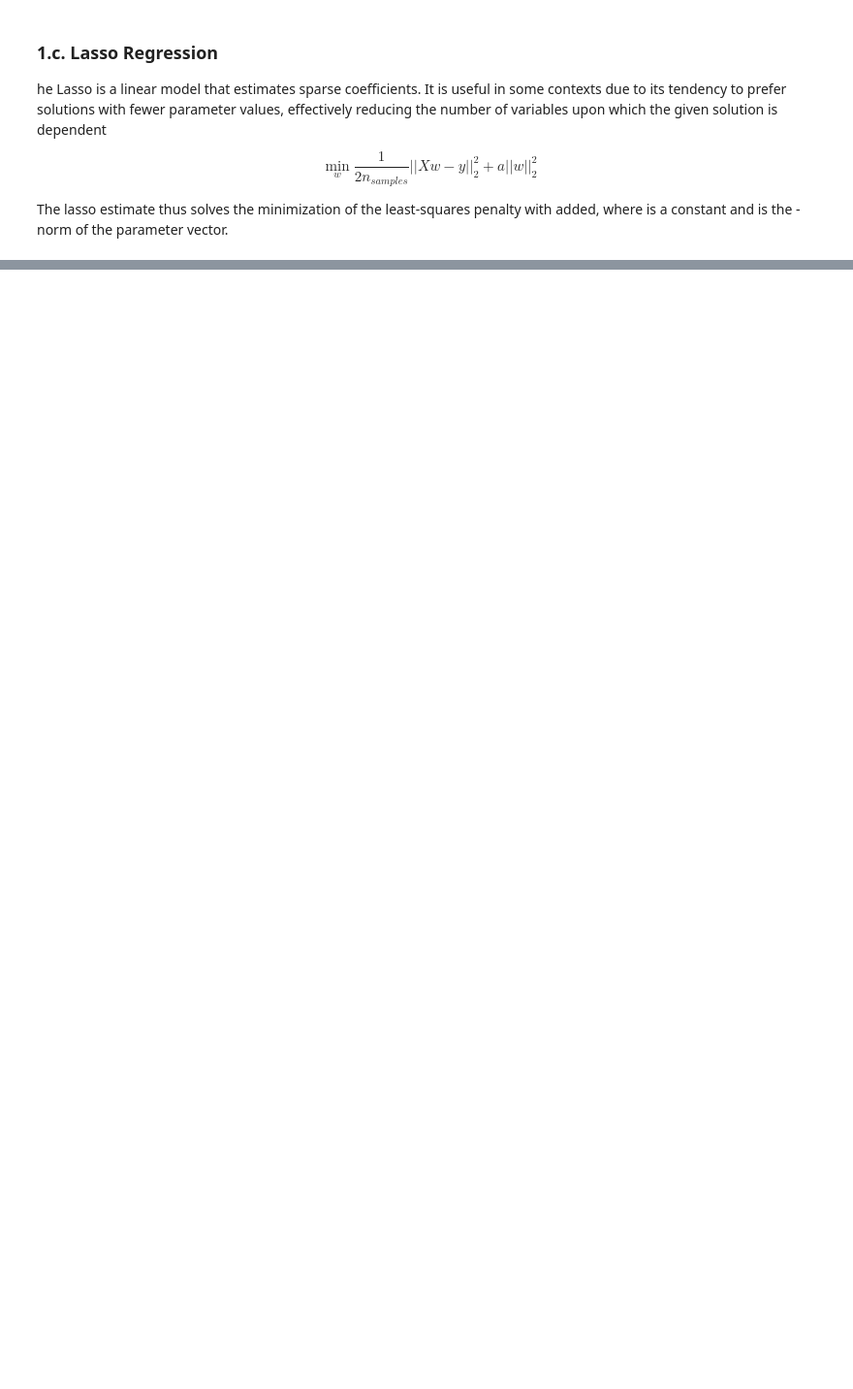
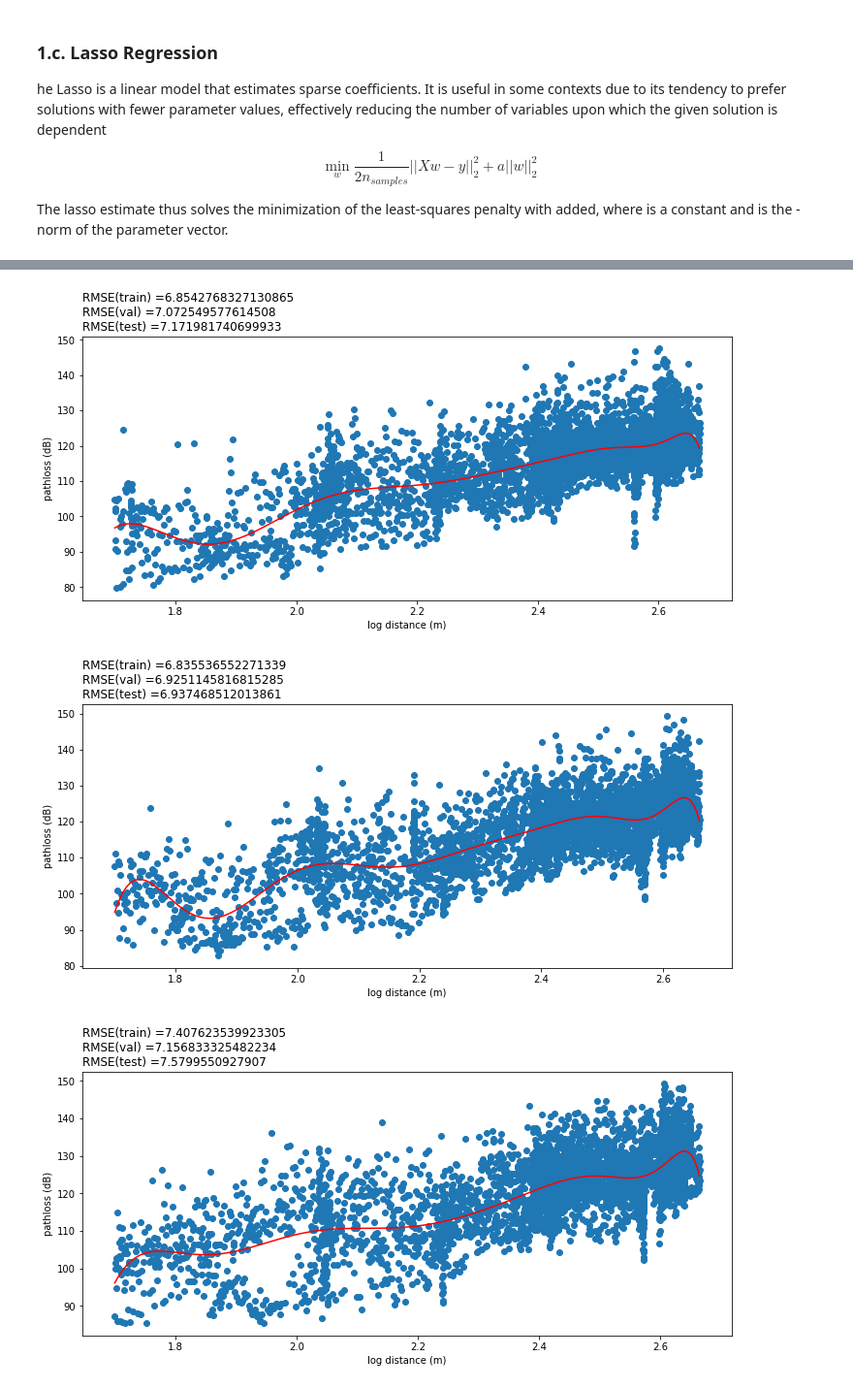
Before and after one commit to chanship72/pathloss, a Jupyter notebook: linreg.ipynb, the cells around one changed output, grey strips where cells are left out. Shown at 97% size. Saved outputs shown, nothing was run; the diff lists cells and outputs as text; code cells hidden in the pictures; blank space fills up the shorter version.

```diff
--- a/linreg.ipynb
+++ b/linreg.ipynb
@@ -261,0 +184,12 @@ $$tanh(z) = \frac{sinh(z)}{cosh(z)} = \frac{e^z-e^{-z}}{e^z+e^{-z}}$$
+# %%
+%autoreload
+polynomialRegression(X_bh_34_train, y_bh_34_train, X_bh_34_val, y_bh_34_val, X_bh_34_test, y_bh_34_test,5 ,"bh_3.4ghz")
+polynomialRegression(X_bh_53_train, y_bh_53_train, X_bh_53_val, y_bh_53_val, X_bh_53_test, y_bh_53_test,5 ,"bh_5.3ghz")
+polynomialRegression(X_bh_64_train, y_bh_64_train, X_bh_64_val, y_bh_64_val, X_bh_64_test, y_bh_64_test,5 ,"bh_6.4ghz")
+polynomialRegression(X_ma_34_train, y_ma_34_train, X_ma_34_val, y_ma_34_val, X_ma_34_test, y_ma_34_test,5 ,"ma_3.4ghz")
+polynomialRegression(X_ma_53_train, y_ma_53_train, X_ma_53_val, y_ma_53_val, X_ma_53_test, y_ma_53_test,5 ,"ma_5.3ghz")
+polynomialRegression(X_ma_64_train, y_ma_64_train, X_ma_64_val, y_ma_64_val, X_ma_64_test, y_ma_64_test,5 ,"ma_6.4ghz")
+# %% [output]
+[figure, added]
+[figure, added]
+[figure, added]
```
Also changed, not shown: parts of 53 cells of this notebook, 8 other files.
